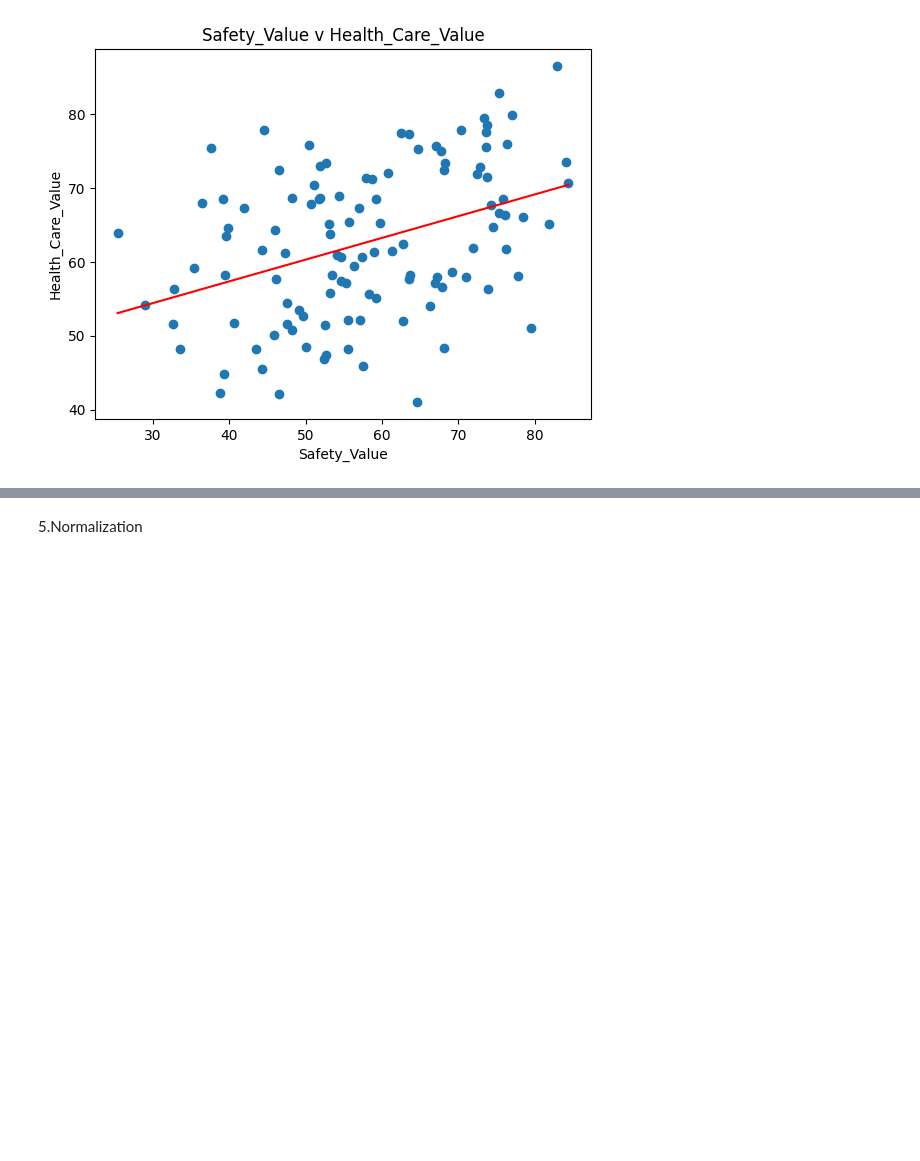
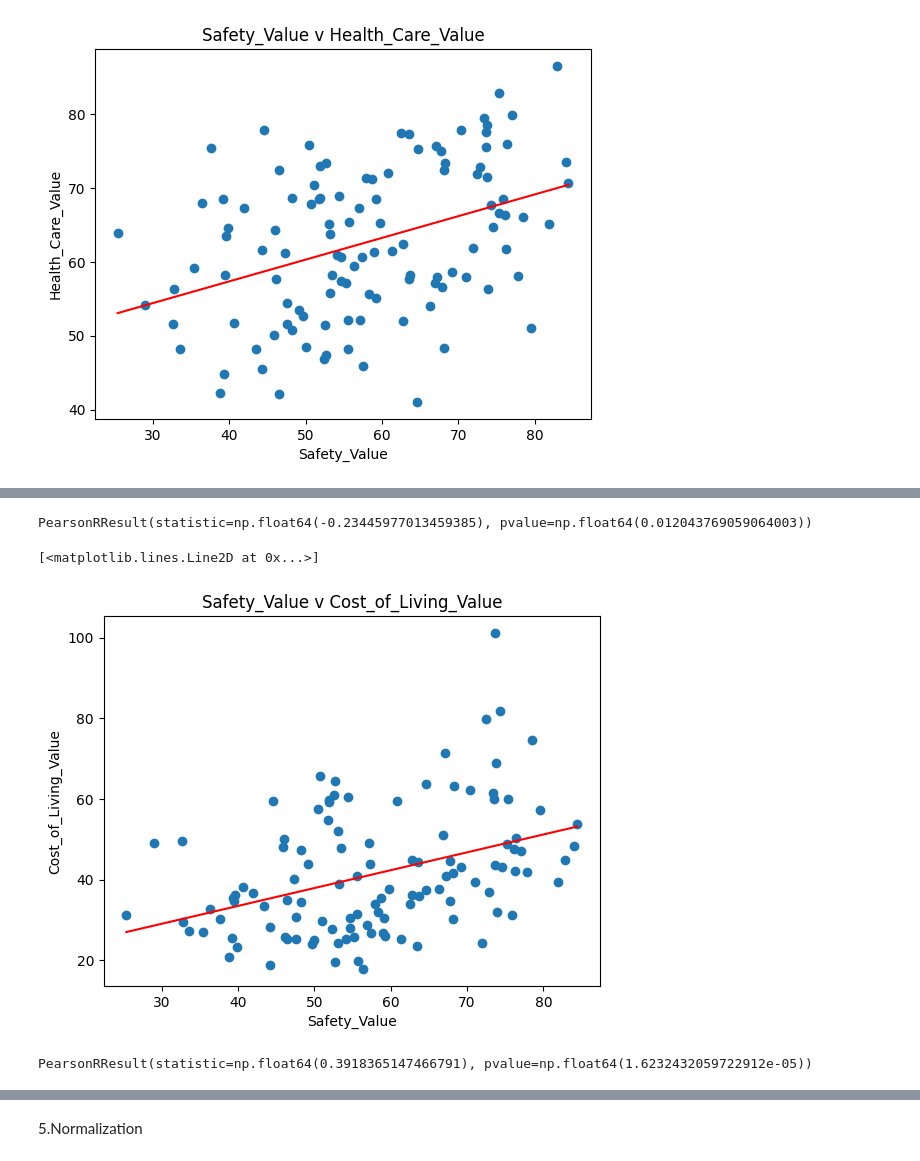
Before and after one commit to NojusMat/DataVisCA1, a Jupyter notebook: DataVisCA1_NojusMatusevicius_SD4A.ipynb, the cells around one changed output, grey strips where cells are left out. Saved outputs shown, nothing was run; the diff lists cells and outputs as text; code cells hidden in the pictures; blank space fills up the shorter version.

```diff
--- a/DataVisCA1_NojusMatusevicius_SD4A.ipynb
+++ b/DataVisCA1_NojusMatusevicius_SD4A.ipynb
@@ -509,0 +547,19 @@ plt.plot(np.unique(CountryData_Clean.Safety_Value), np.poly1d(np.polyfit(Country
+# %%
+corr = pearsonr(CountryData_Clean.Safety_Value, CountryData_Clean.Climate_Value)
+print(corr)
+# %% [output]
+PearsonRResult(statistic=np.float64(-0.23445977013459385), pvalue=np.float64(0.012043769059064003))
+# %%
+plt.title("Safety_Value v Cost_of_Living_Value")
+plt.xlabel("Safety_Value")
+plt.ylabel("Cost_of_Living_Value")
+plt.scatter(CountryData_Clean.Safety_Value, CountryData_Clean.Cost_of_Living_Value)
+plt.plot(np.unique(CountryData_Clean.Safety_Value), np.poly1d(np.polyfit(CountryData_Clean.Safety_Value, CountryData_Clean.Cost_of_Living_Value, 1))(np.unique(CountryData_Clean.Safety_Value)), color='red')
+# %% [output]
+[<matplotlib.lines.Line2D at 0x...>]
+[figure, added]
+# %%
+corr = pearsonr(CountryData_Clean.Safety_Value, CountryData_Clean.Cost_of_Living_Value)
+print(corr)
+# %% [output]
+PearsonRResult(statistic=np.float64(0.3918365147466791), pvalue=np.float64(1.6232432059722912e-05))
```
Also changed, not shown: parts of 69 cells of this notebook.
